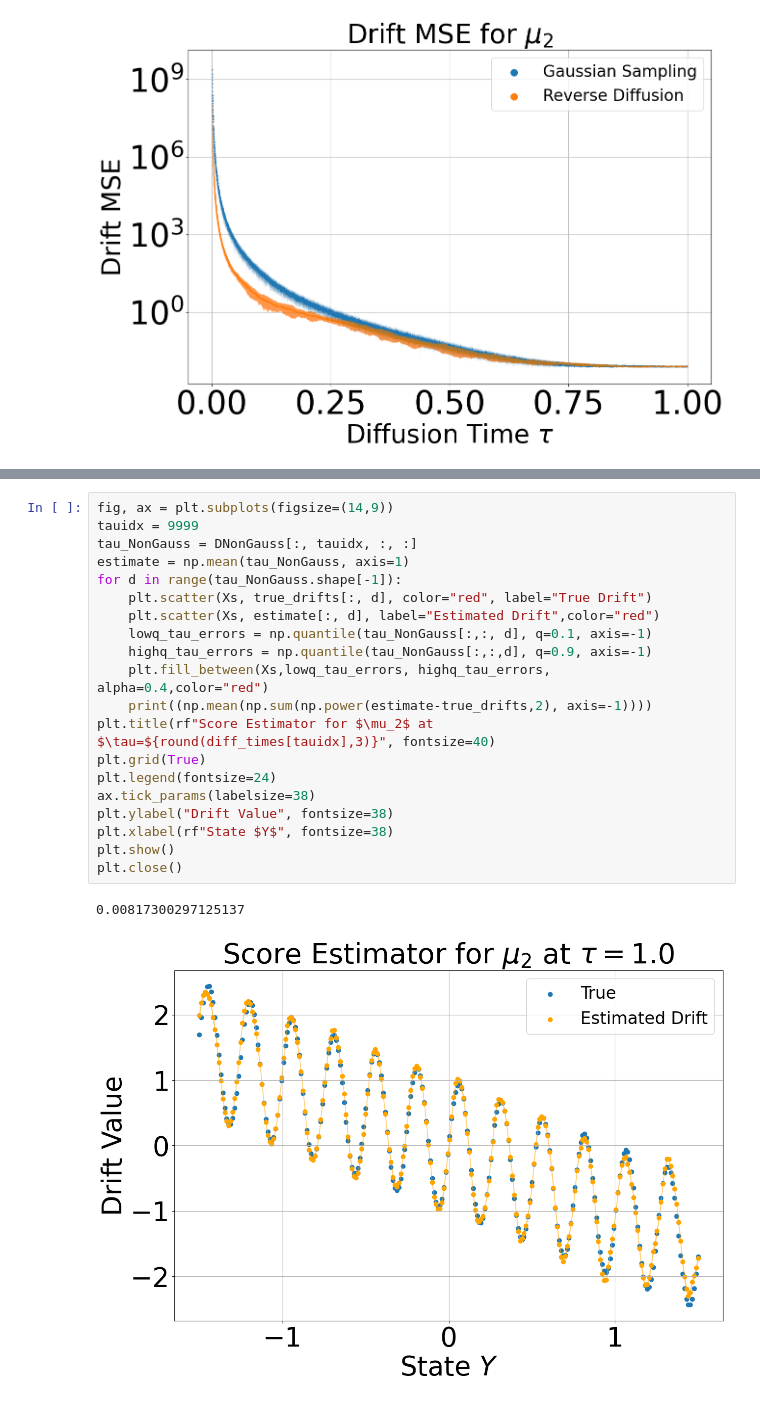
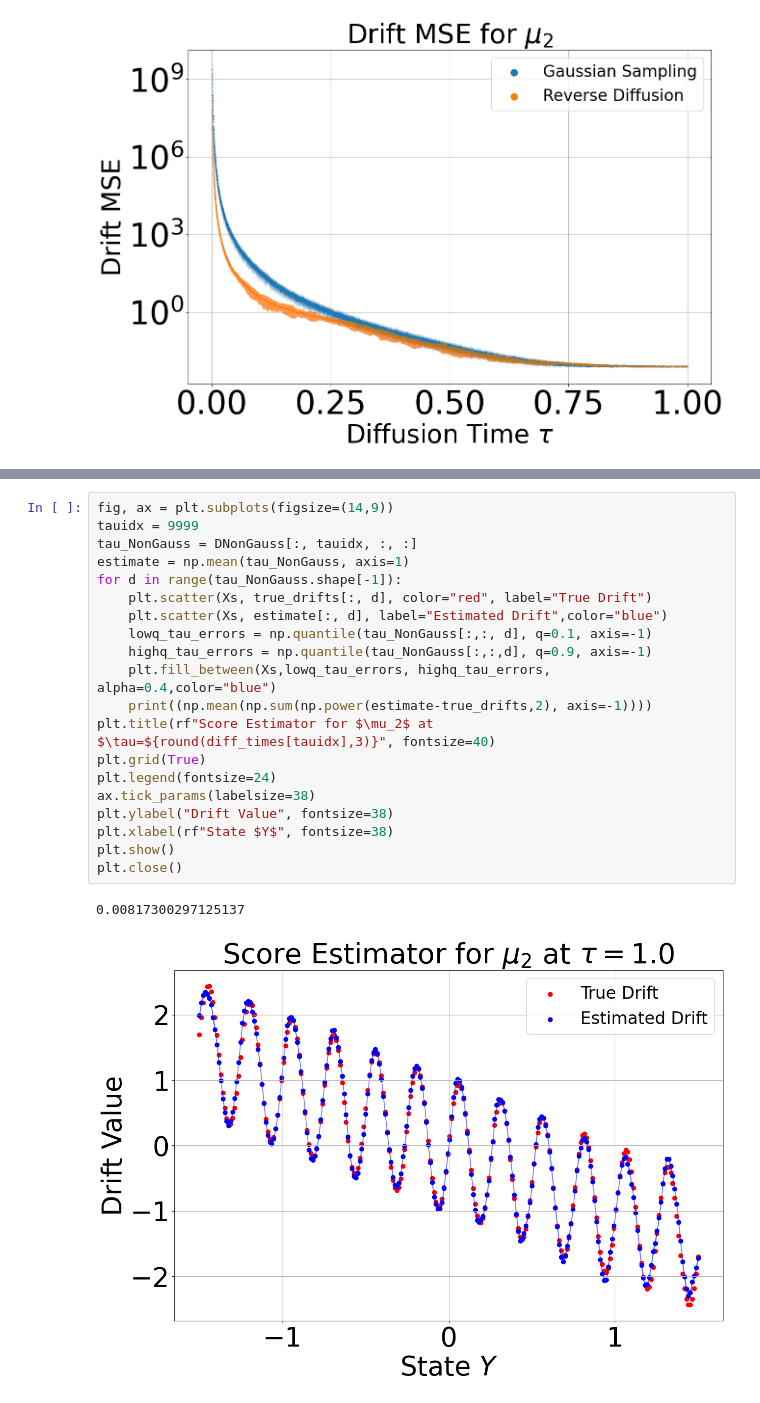
Before and after one commit to marcostapiac/FractionalBrownianMotion, a Jupyter notebook: experiments/generative_modelling/RecursiveVPSDE/ParamEst/TSPM/Markovian/TauDeltaTExperiments/QuadSinHF_optimal_tau_experiment_DGauss_T64.ipynb, the cells around one changed output, grey strips where cells are left out. Cells and saved outputs as stored; diff of their text form.

```diff
--- a/experiments/generative_modelling/RecursiveVPSDE/ParamEst/TSPM/Markovian/TauDeltaTExperiments/QuadSinHF_optimal_tau_experiment_DGauss_T64.ipynb
+++ b/experiments/generative_modelling/RecursiveVPSDE/ParamEst/TSPM/Markovian/TauDeltaTExperiments/QuadSinHF_optimal_tau_experiment_DGauss_T64.ipynb
@@ -228,26 +228,26 @@ plt.close()
 # %%
 fig, ax = plt.subplots(figsize=(14,9))
 tauidx = 9999
 tau_NonGauss = DNonGauss[:, tauidx, :, :]
 estimate = np.mean(tau_NonGauss, axis=1)
 for d in range(tau_NonGauss.shape[-1]):
     plt.scatter(Xs, true_drifts[:, d], color="red", label="True Drift")
-    plt.scatter(Xs, estimate[:, d], label="Estimated Drift",color="red")
+    plt.scatter(Xs, estimate[:, d], label="Estimated Drift",color="blue")
     lowq_tau_errors = np.quantile(tau_NonGauss[:,:, d], q=0.1, axis=-1)
     highq_tau_errors = np.quantile(tau_NonGauss[:,:,d], q=0.9, axis=-1)
-    plt.fill_between(Xs,lowq_tau_errors, highq_tau_errors, alpha=0.4,color="red")
+    plt.fill_between(Xs,lowq_tau_errors, highq_tau_errors, alpha=0.4,color="blue")
     print((np.mean(np.sum(np.power(estimate-true_drifts,2), axis=-1))))
 plt.title(rf"Score Estimator for $\mu_2$ at $\tau=${round(diff_times[tauidx],3)}", fontsize=40)
 plt.grid(True)
 plt.legend(fontsize=24)
 ax.tick_params(labelsize=38)
 plt.ylabel("Drift Value", fontsize=38)
 plt.xlabel(rf"State $Y$", fontsize=38)
 plt.show()
 plt.close()
 # %% [output]
 0.00817300297125137
-[figure, old version]
+[figure, new version]
 # %%
 fig, ax = plt.subplots(figsize=(14,9))
 tauidx = 1000
```
Also changed, not shown: parts of 2 cells of this notebook, 3 other files.
